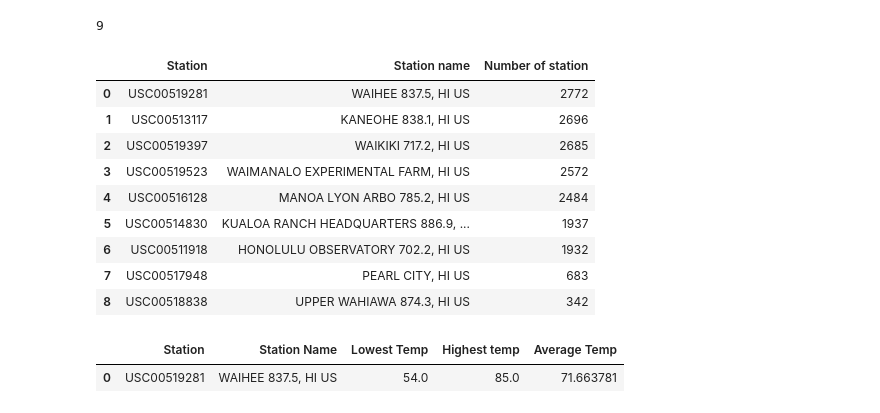
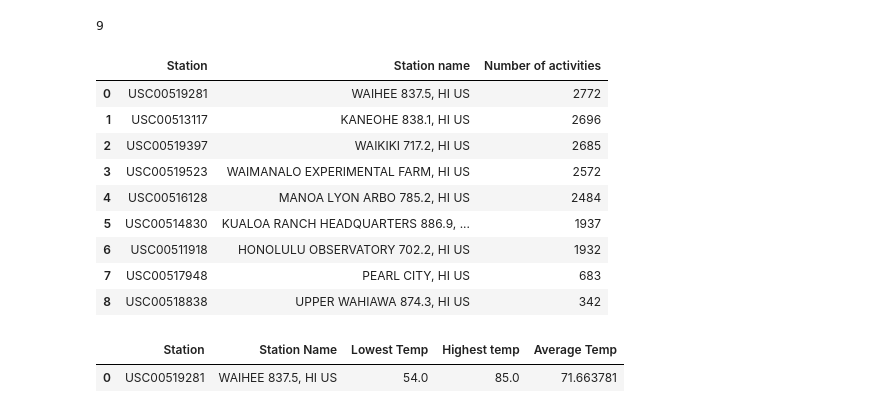
Before and after one commit to thekomx/SQLAlchemy-Challenge, a Jupyter notebook: climate_starter.ipynb, the cells around one changed output. Saved outputs shown, nothing was run; the diff lists cells and outputs as text; code cells hidden in the pictures.

```diff
--- a/climate_starter.ipynb
+++ b/climate_starter.ipynb
@@ -85,14 +81,14 @@ station_count
 # %%
 # What are the most active stations? (i.e. what stations have the most rows)?
 # List the stations and the counts in descending order.
 station_most_active = session.query(Measurement.station, Station.name, func.count(Measurement.station))\
                                     .group_by(Measurement.station)\
                                     .filter(Measurement.station == Station.station, Measurement.prcp != 'NaN')\
                                     .order_by(func.count(Measurement.station).desc())
-station_most_active_df = pd.DataFrame(station_most_active, columns=['Station', 'Station name', 'Number of station'])
+station_most_active_df = pd.DataFrame(station_most_active, columns=['Station', 'Station name', 'Number of activities'])
 station_most_active_df
 # %% [output]
-|  | Station | Station name | Number of station |
+|  | Station | Station name | Number of activities |
 | 0 | USC00519281 | WAIHEE 837.5, HI US | 2772 |
 | 1 | USC00513117 | KANEOHE 838.1, HI US | 2696 |
 | 2 | USC00519397 | WAIKIKI 717.2, HI US | 2685 |
```
Also changed, not shown: parts of 1 cell of this notebook, 1 other file.
